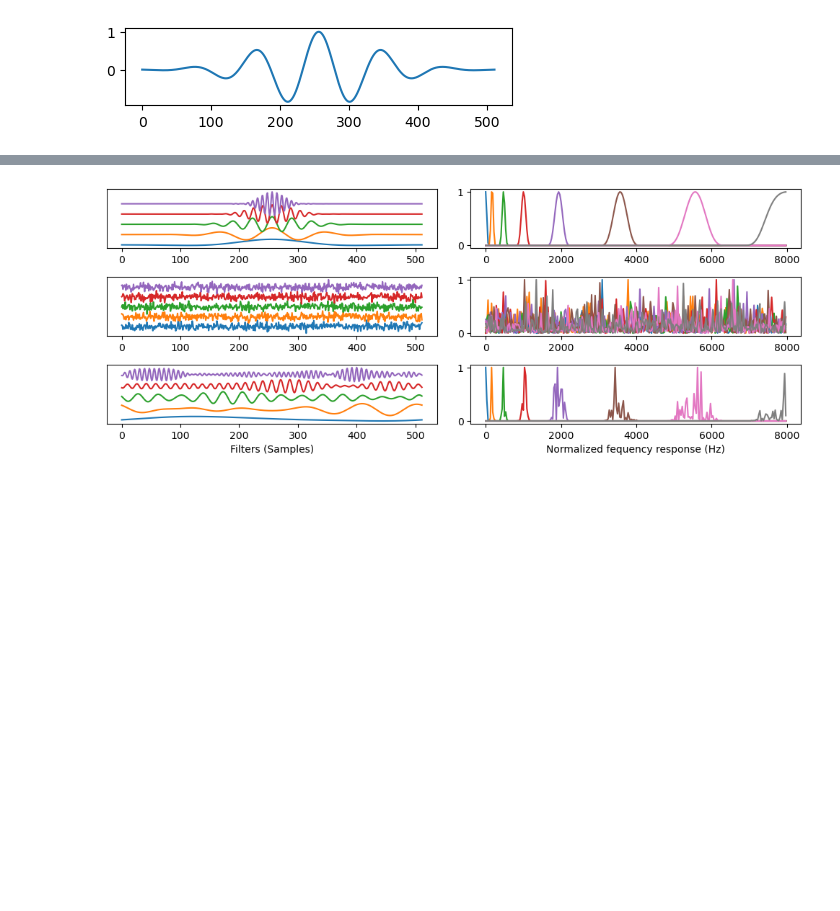
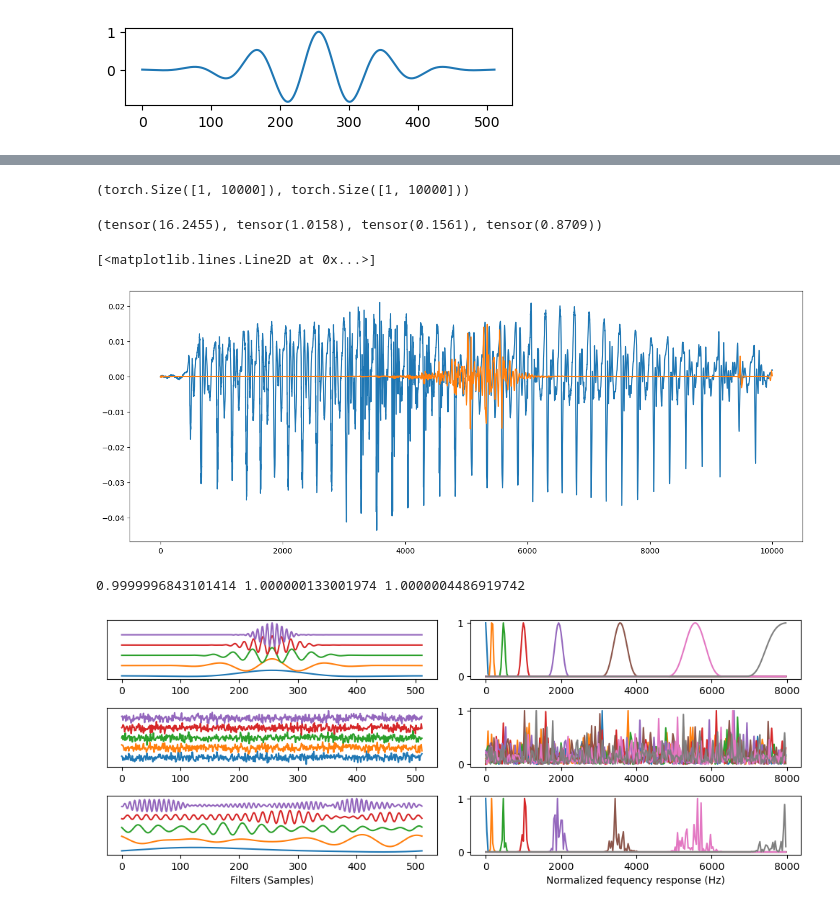
Before and after one commit to danedane-haider/Random-Filterbanks, a Jupyter notebook: Stability of Random Filterbanks under Gradient Descent/Implicit_bias.ipynb, the cells around one changed output, grey strips where cells are left out. Drawn from its saved outputs; the diff is of its cells as text; code cells hidden in the pictures; blank space fills up the shorter version.

```diff
--- a/Stability of Random Filterbanks under Gradient Descent/Implicit_bias.ipynb
+++ b/Stability of Random Filterbanks under Gradient Descent/Implicit_bias.ipynb
@@ -111,0 +113,4 @@ print(B/A, B_t/A_t, B_r/A_r, B_b/A_b)
+# %%
+# for i in range(W_random.shape[0]):
+#     W_random[i,:] = fir_tightener3000(W_random[i,:].reshape(1,-1), 512)
+W_random = fir_tightener4000(W, 512)
@@ -112,3 +122,53 @@ print(B/A, B_t/A_t, B_r/A_r, B_b/A_b)
+# %%
+import librosa
+speech_full = librosa.load('speech.wav')
+speech_full = librosa.resample(speech_full[0],orig_sr=22050,target_sr=16000)
+len = 10000
+speech = speech_full[1500:1500+len].reshape(1,-1)
+speech = speech / np.linalg.norm(speech)
+# %%
+#random torch of length 10000
+x = torch.randn((1,10000))
+x_norm = x / torch.norm(x)
+x_norm = torch.tensor(speech)
+
+W_random_tensor = torch.tensor(W_random, dtype=torch.float32)
+W_bias_tight_tensor = torch.tensor(W_bias_tight, dtype=torch.float32)
+W_bias_tensor = torch.tensor(W_bias, dtype=torch.float32)
+W_tight_tensor = torch.tensor(W_tight, dtype=torch.float32)
+# %%
+# conv1D - auditory filterbank
+x_enc = F.conv1d(x_norm.unsqueeze(0), W_random_tensor.unsqueeze(1), stride=1)
+x_enc_2 = torch.real(torch.fft.ifft(torch.fft.fft(x_enc, dim=1) * torch.fft.fft(W_tight_tensor, n=9489, dim=1), dim=1, norm='backward'))
+
+# mixed filterbank
+W_both = torch.real(torch.fft.ifft(torch.fft.fft(W_random_tensor, dim=1) * torch.fft.fft(W_tight_tensor, dim=1), dim=1, norm='backward'))
+
+x_enc_both = F.conv1d(x_norm.unsqueeze(0), W_both.unsqueeze(1), stride=1, padding=0)
+x_tilde_both = F.conv_transpose1d(x_enc_both, W_both.unsqueeze(1), stride=1, padding=0)
+
+x_tilde_2 = F.conv_transpose1d(x_enc_2, W_both.unsqueeze(1), stride=1, padding=0).squeeze(0)
+# %%
+x_norm.shape, x_tilde_2.shape
+# %% [output]
+(torch.Size([1, 10000]), torch.Size([1, 10000]))
+# %%
+torch.norm(x_enc), torch.norm(x_enc_both), torch.norm(x_tilde_2), torch.norm(x_norm[:,2000:8000] - x_tilde_2[:,2000:8000])
+# %% [output]
+(tensor(16.2455), tensor(1.0158), tensor(0.1561), tensor(0.8709))
+# %%
+plt.figure(figsize=(16, 6))
+
+plt.plot(x_norm.squeeze().numpy())
+plt.plot(x_tilde_2[0,:10000].squeeze().numpy())
+# %% [output]
+[<matplotlib.lines.Line2D at 0x...>]
+[figure, added]
+# %%
+A, B = frame_bounds_lp(W_both)
+print(A,B,B/A)
+# %% [output]
+0.9999996843101414 1.000000133001974 1.0000004486919742
 # %%
 # 4 subplots
 fig, ((ax1, ax2), (ax3, ax4), (ax5, ax6)) = plt.subplots(3, 2)
```
Also changed, not shown: parts of 5 cells of this notebook, 5 other files.
